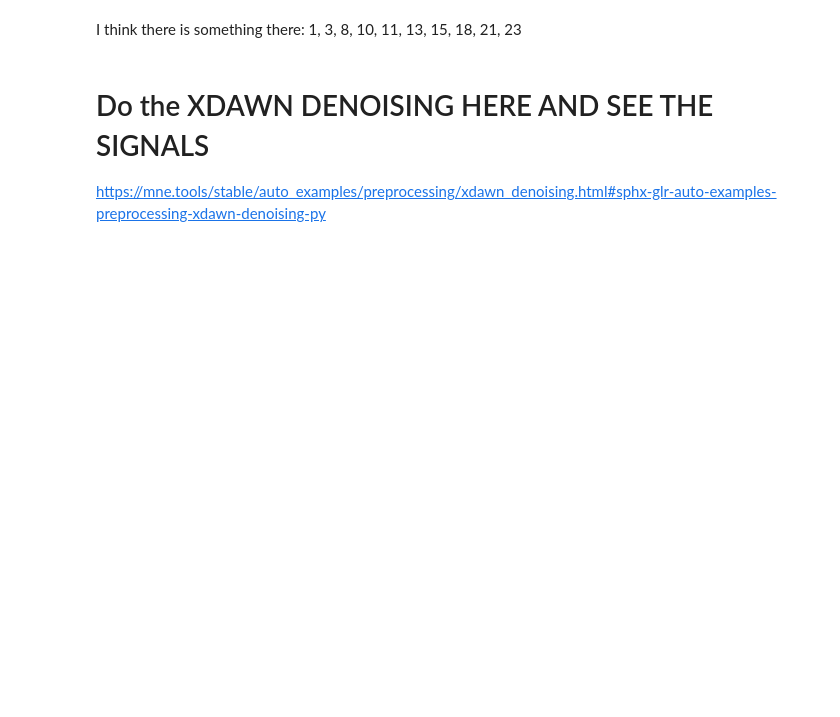
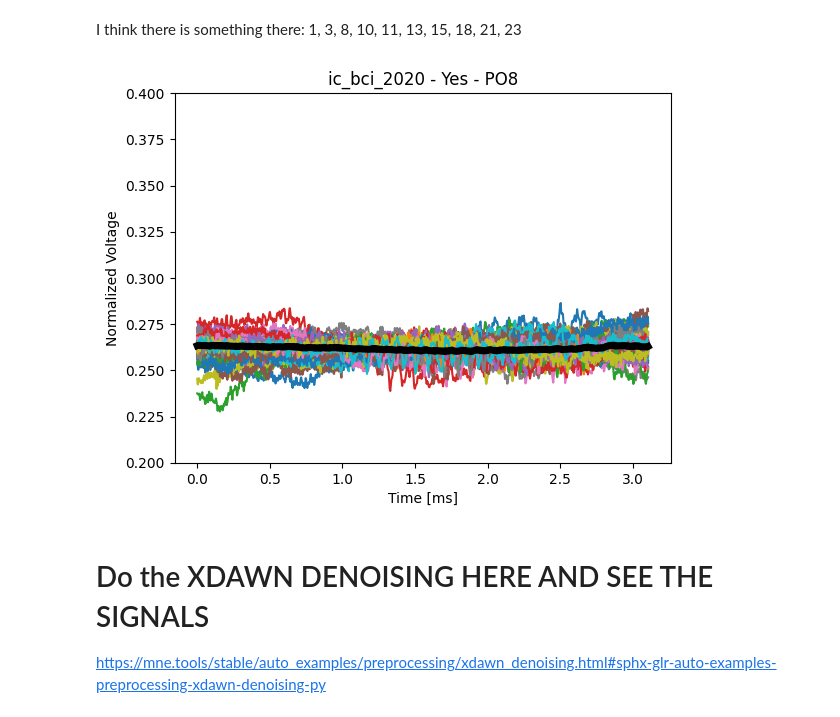
Before and after one commit to AlmaCuevas/EEG-Classifiers-Ensemble, a Jupyter notebook: processing_eeg_methods/plot_ERP.ipynb, the cells around one changed output. Drawn from its saved outputs; the diff is of its cells as text; code cells hidden in the pictures; blank space fills up the shorter version.

Commit message:
update the path and add a new loader

```diff
--- a/processing_eeg_methods/plot_ERP.ipynb
+++ b/processing_eeg_methods/plot_ERP.ipynb
@@ -6,7 +6,7 @@ import matplotlib.pyplot as plt
 from data_utils import train_test_val_split
 import mne
 
-dataset_name = 'coretto'  # Only two things I should be able to change
+dataset_name = 'ic_bci_2020'  # Only two things I should be able to change
 
 # Folders and paths
 dataset_foldername = dataset_name + '_dataset'
@@ -16,7 +16,7 @@ dataset_info = datasets_basic_infos[dataset_name]
 
 epochs_list = []
 for subject_id in range(1, dataset_info['subjects']+1):
-    individual_epochs, data, labels = load_data_labels_based_on_dataset(dataset_name, subject_id, data_path)
+    individual_epochs, data, labels = load_data_labels_based_on_dataset(dataset_info, subject_id, data_path)
     epochs_list.append(individual_epochs)
 
 
@@ -43,16 +59,18 @@ I think there is something there: 1, 3, 8, 10, 11, 13, 15, 18, 21, 23
 # %%
 for channel in range(len(dataset_info["channels_names"])):
     for word_index in range(len(dataset_info["target_names"])):
         plt.clf()
         samples_to_time = np.linspace(0, dataset_info["samples"]/dataset_info["sample_rate"], num=dataset_info["samples"])
         for i_index in indexes(labels, word_index):
             plt.plot(samples_to_time, data[i_index,channel,:])
         plt.plot(samples_to_time, np.mean(data[:,channel,:], axis=0), linewidth=5, color='k')
         plt.title(f'{dataset_name} - {dataset_info["target_names"][word_index]} - {dataset_info["channels_names"][channel]}')
         plt.xlabel('Time [ms]')
         plt.ylabel('Normalized Voltage')
-        plt.ylim(0, 1)
+        plt.ylim(0.2, 0.4)
         plt.savefig(f'{ROOT_VOTING_SYSTEM_PATH}/Results/{dataset_name}/ERP/ERP_{dataset_name}_{dataset_info["target_names"][word_index]}_{dataset_info["channels_names"][channel]}.png')
+# %% [output]
+[figure, added]
 # %% [markdown]
 # Do the XDAWN DENOISING HERE AND SEE THE SIGNALS
 https://mne.tools/stable/auto_examples/preprocessing/xdawn_denoising.html#sphx-glr-auto-examples-preprocessing-xdawn-denoising-py
```
Also changed, not shown: parts of 1 cell of this notebook, 39 other files.
